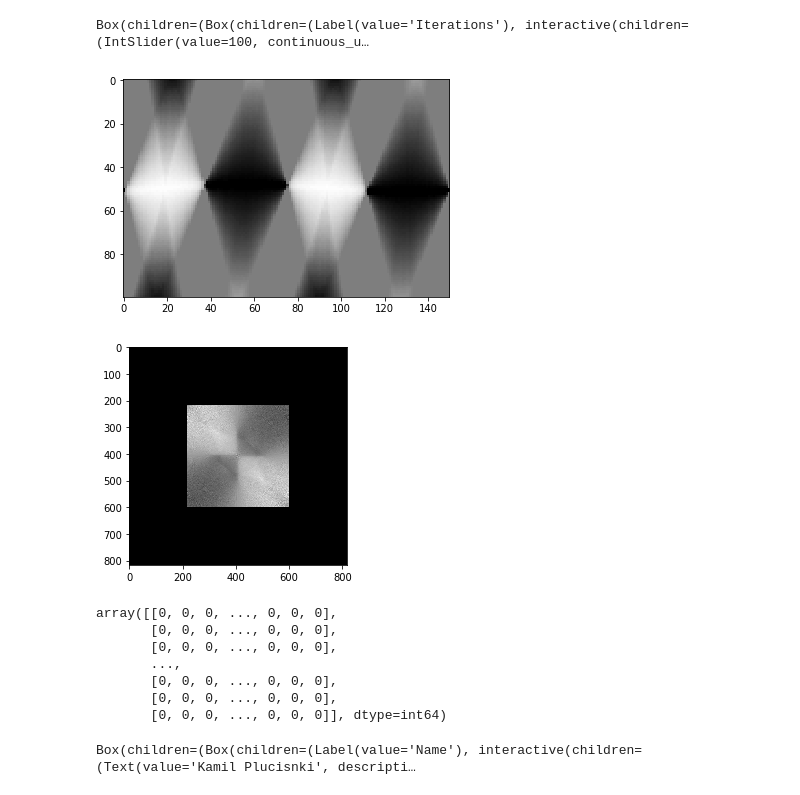
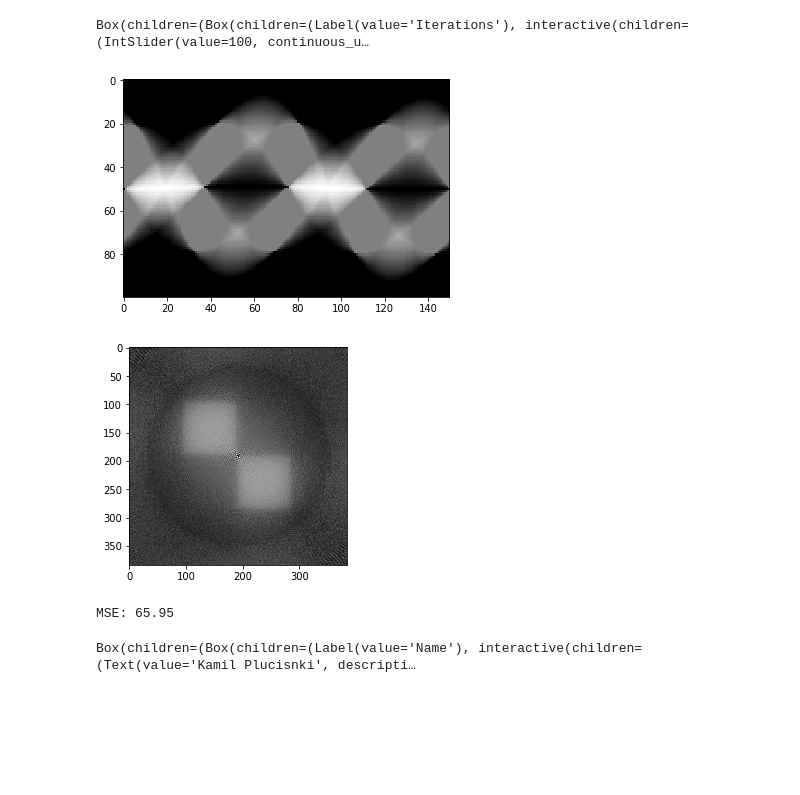
Before and after one commit to plutasnyy/iwm_tomograph, a Jupyter notebook: tomograph.ipynb, the cells around one changed output. Saved outputs shown, nothing was run; the diff lists cells and outputs as text; code cells hidden in the pictures; blank space fills up the shorter version.

Commit message:
added missing configuration after conflicts fix

```diff
--- a/tomograph.ipynb
+++ b/tomograph.ipynb
@@ -9,31 +9,31 @@ get_form(conf)
 # %% [output]
 Box(children=(Box(children=(Label(value='Iterations'), interactive(children=(IntSlider(value=100, continuous_u…
 # %%
-from core.configuration import Configuration
+import pydicom
+from PIL import Image
+
+from core.configuration.configuration_agregator import ConfigurationAggregator
 from core.sinogram import Sinogram
-from PIL import Image
-import pydicom
-from core.dicomwrite import wirte_dicom
-image = Image.open('images/Kwadraty2.jpg')
-conf = Configuration(
+from core.utils.dicom_write import write_dicom
+from core.image_processor import ImageProcessor
+
+image = Image.open('images/Kwadraty2.jpg').convert('L')
+conf = ConfigurationAggregator(
     iterations=150,
     quantity_of_detectors=100,
-    dispersion=35,
+    dispersion=90,
+    is_filter=False
 )
 
 sinogram = Sinogram(conf)
 for iteration, _ in sinogram.create_sinogram_from_image(image):
-    print(iteration)
+    print('Iteration: {}'.format(iteration))
 
 image2 = sinogram.sinogram_to_image()
+
+print('MSE: {0:0.2f}'.format(ImageProcessor.calculate_medium_squared_error(image2, sinogram.image)))
 # %% [output]
-[figure, old version]
+[figure, new version]
-[figure, old version]
+[figure, new version]
-array([[0, 0, 0, ..., 0, 0, 0],
-       [0, 0, 0, ..., 0, 0, 0],
-       [0, 0, 0, ..., 0, 0, 0],
-       ...,
-       [0, 0, 0, ..., 0, 0, 0],
-       [0, 0, 0, ..., 0, 0, 0],
-       [0, 0, 0, ..., 0, 0, 0]], dtype=int64)
+MSE: 65.95
 # %%
```
Also changed, not shown: parts of 2 cells of this notebook, 10 other files.
